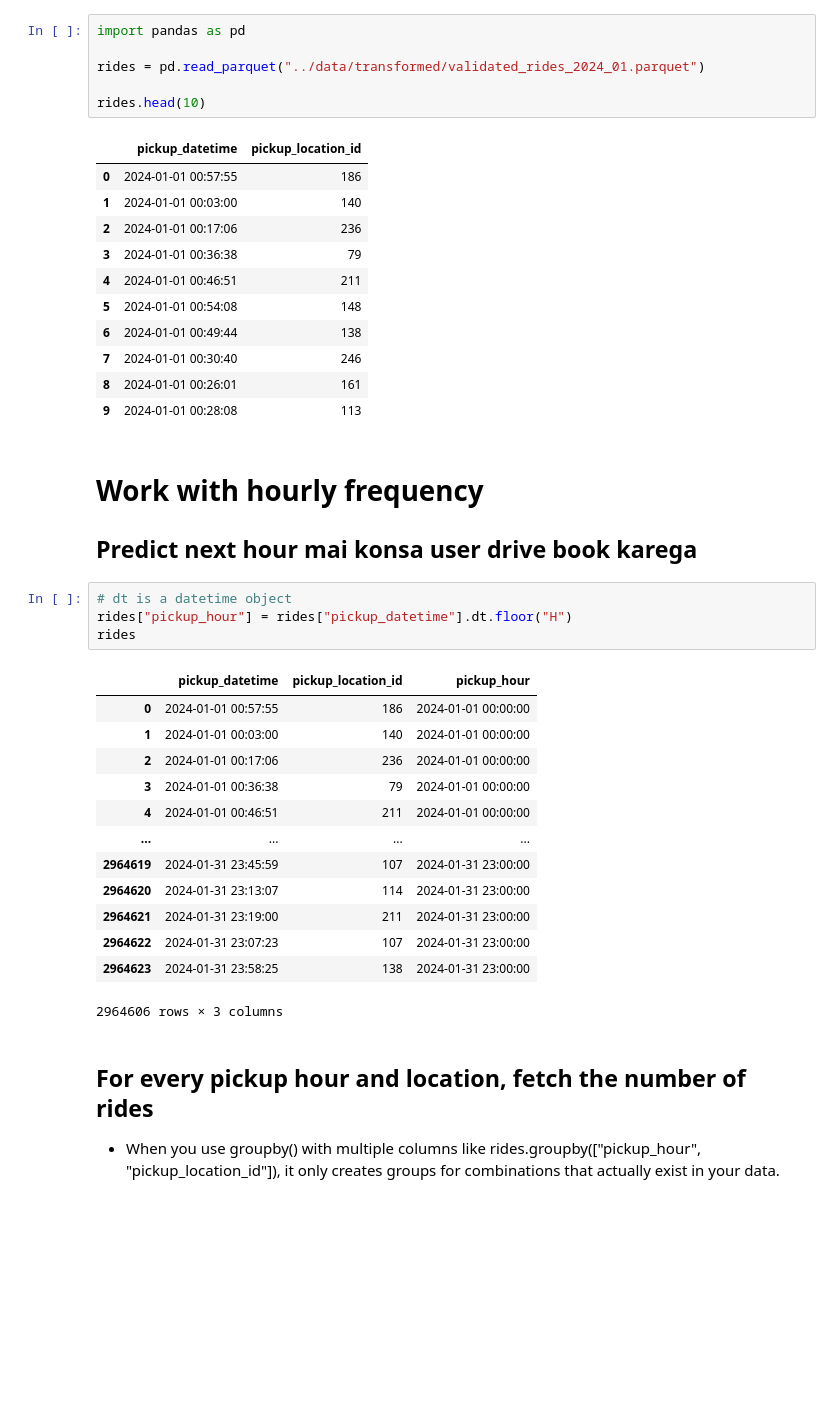
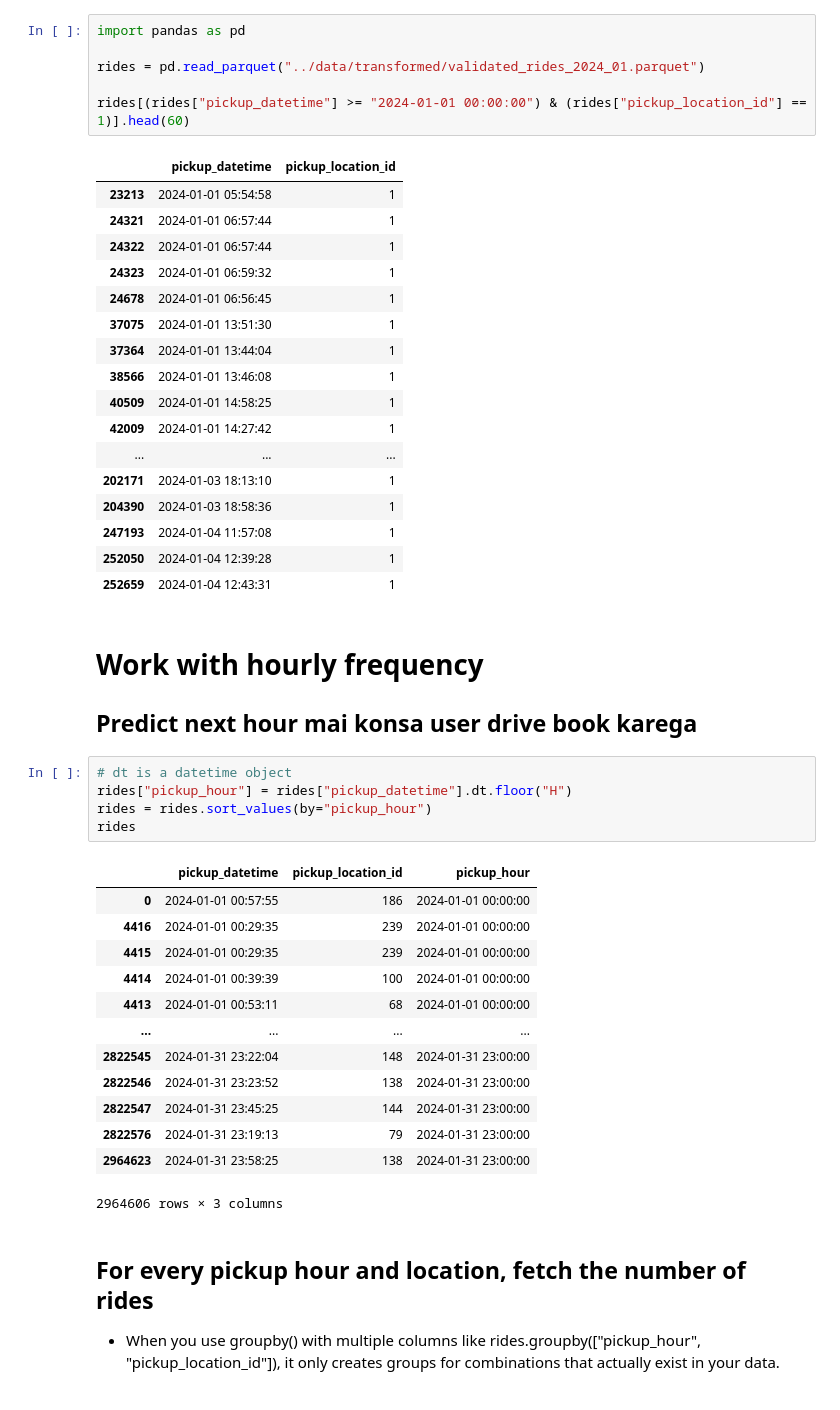
Before and after one commit to AmanWebDev2/taxi_demand_predictor, a Jupyter notebook: notebooks/02_transform_raw_data_into_ts_data.ipynb, the cells around one changed output. Drawn from its saved outputs; the diff is of its cells as text; blank space fills up the shorter version.

```diff
--- a/notebooks/02_transform_raw_data_into_ts_data.ipynb
+++ b/notebooks/02_transform_raw_data_into_ts_data.ipynb
@@ -1,40 +1,47 @@
 # %%
 import pandas as pd
 
 rides = pd.read_parquet("../data/transformed/validated_rides_2024_01.parquet")
 
-rides.head(10)
+rides[(rides["pickup_datetime"] >= "2024-01-01 00:00:00") & (rides["pickup_location_id"] == 1)].head(60)
 # %% [output]
 |  | pickup_datetime | pickup_location_id |
-| 0 | 2024-01-01 00:57:55 | 186 |
-| 1 | 2024-01-01 00:03:00 | 140 |
-| 2 | 2024-01-01 00:17:06 | 236 |
-| 3 | 2024-01-01 00:36:38 | 79 |
-| 4 | 2024-01-01 00:46:51 | 211 |
-| 5 | 2024-01-01 00:54:08 | 148 |
-| 6 | 2024-01-01 00:49:44 | 138 |
-| 7 | 2024-01-01 00:30:40 | 246 |
-| 8 | 2024-01-01 00:26:01 | 161 |
-| 9 | 2024-01-01 00:28:08 | 113 |
+| 23213 | 2024-01-01 05:54:58 | 1 |
+| 24321 | 2024-01-01 06:57:44 | 1 |
+| 24322 | 2024-01-01 06:57:44 | 1 |
+| 24323 | 2024-01-01 06:59:32 | 1 |
+| 24678 | 2024-01-01 06:56:45 | 1 |
+| 37075 | 2024-01-01 13:51:30 | 1 |
+| 37364 | 2024-01-01 13:44:04 | 1 |
+| 38566 | 2024-01-01 13:46:08 | 1 |
+| 40509 | 2024-01-01 14:58:25 | 1 |
+| 42009 | 2024-01-01 14:27:42 | 1 |
+| ... | ... | ... |
+| 202171 | 2024-01-03 18:13:10 | 1 |
+| 204390 | 2024-01-03 18:58:36 | 1 |
+| 247193 | 2024-01-04 11:57:08 | 1 |
+| 252050 | 2024-01-04 12:39:28 | 1 |
+| 252659 | 2024-01-04 12:43:31 | 1 |
 # %% [markdown]
 # Work with hourly frequency
 ## Predict next hour mai konsa user drive book karega
 # %%
 # dt is a datetime object
 rides["pickup_hour"] = rides["pickup_datetime"].dt.floor("H")
+rides = rides.sort_values(by="pickup_hour")
 rides
 # %% [output]
 |  | pickup_datetime | pickup_location_id | pickup_hour |
 | 0 | 2024-01-01 00:57:55 | 186 | 2024-01-01 00:00:00 |
-| 1 | 2024-01-01 00:03:00 | 140 | 2024-01-01 00:00:00 |
-| 2 | 2024-01-01 00:17:06 | 236 | 2024-01-01 00:00:00 |
-| 3 | 2024-01-01 00:36:38 | 79 | 2024-01-01 00:00:00 |
-| 4 | 2024-01-01 00:46:51 | 211 | 2024-01-01 00:00:00 |
+| 4416 | 2024-01-01 00:29:35 | 239 | 2024-01-01 00:00:00 |
+| 4415 | 2024-01-01 00:29:35 | 239 | 2024-01-01 00:00:00 |
+| 4414 | 2024-01-01 00:39:39 | 100 | 2024-01-01 00:00:00 |
+| 4413 | 2024-01-01 00:53:11 | 68 | 2024-01-01 00:00:00 |
 | ... | ... | ... | ... |
-| 2964619 | 2024-01-31 23:45:59 | 107 | 2024-01-31 23:00:00 |
-| 2964620 | 2024-01-31 23:13:07 | 114 | 2024-01-31 23:00:00 |
-| 2964621 | 2024-01-31 23:19:00 | 211 | 2024-01-31 23:00:00 |
-| 2964622 | 2024-01-31 23:07:23 | 107 | 2024-01-31 23:00:00 |
+| 2822545 | 2024-01-31 23:22:04 | 148 | 2024-01-31 23:00:00 |
+| 2822546 | 2024-01-31 23:23:52 | 138 | 2024-01-31 23:00:00 |
+| 2822547 | 2024-01-31 23:45:25 | 144 | 2024-01-31 23:00:00 |
+| 2822576 | 2024-01-31 23:19:13 | 79 | 2024-01-31 23:00:00 |
 | 2964623 | 2024-01-31 23:58:25 | 138 | 2024-01-31 23:00:00 |
 2964606 rows × 3 columns
 # %% [markdown]
```
Also changed, not shown: parts of 4 cells of this notebook, 3 other files.
